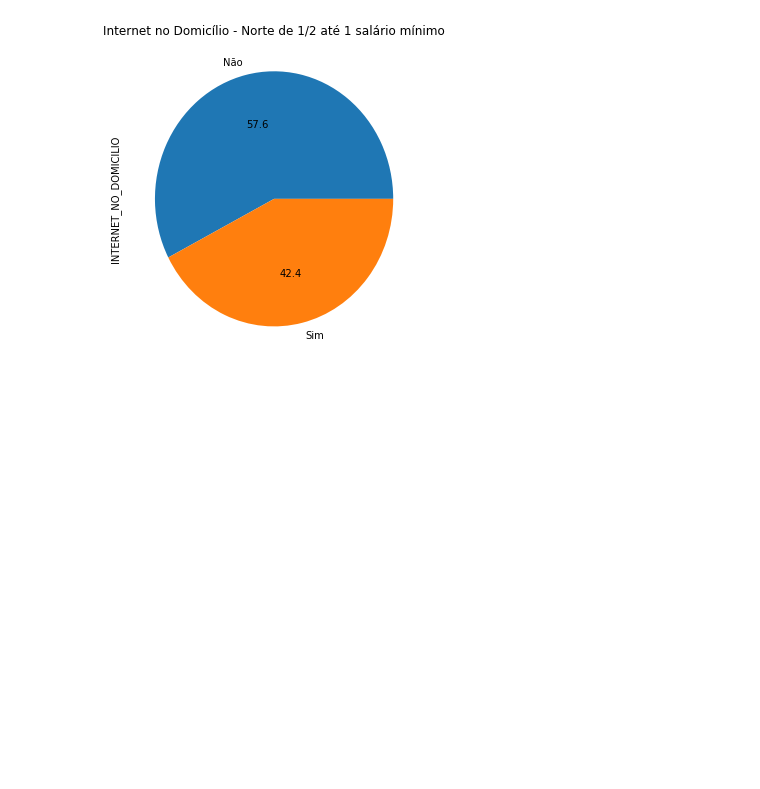
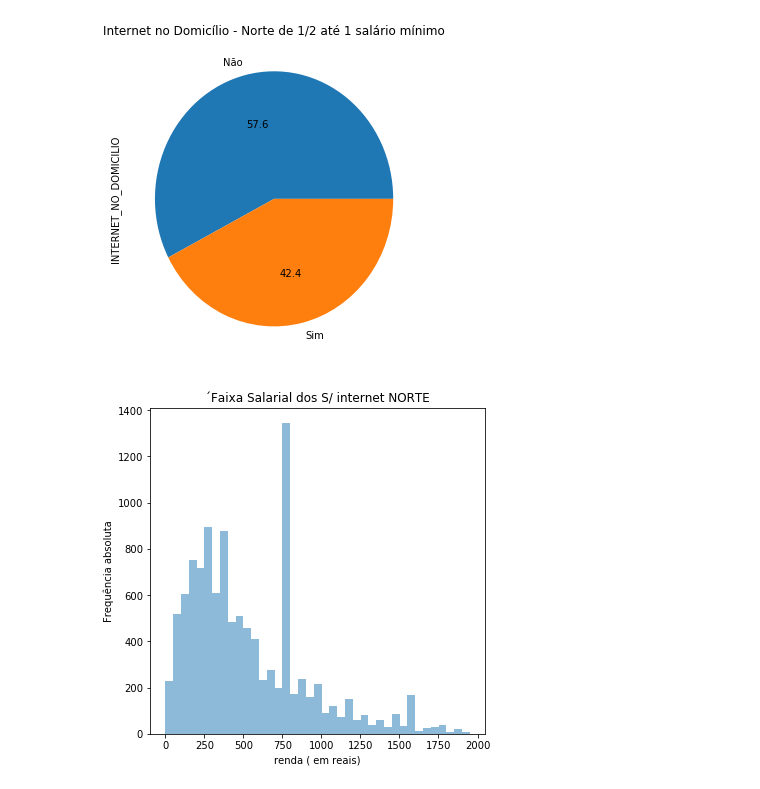
Before and after one commit to pedroisi/Ciencia-dos-Dados, a Jupyter notebook: PROJETO1.2.ipynb, the cells around one changed output. Cells and saved outputs as stored; diff of their text form; code cells hidden in the pictures; blank space fills up the shorter version.

```diff
--- a/PROJETO1.2.ipynb
+++ b/PROJETO1.2.ipynb
@@ -92,6 +102,10 @@ meioa1sal_SUDESTE.head()
 | 64885 | Sudeste | Meio até 1 salario | Sim |
 | 64888 | Sudeste | Meio até 1 salario | Sim |
 | 64890 | Sudeste | Meio até 1 salario | Não |
+# %%
+# Criando tabelas com renda em valor quantitativo para poder plotar histograma
+sudeste = dados[(dados.REGIAO == 'Sudeste')].loc[:,['REGIAO', 'V4621', 'INTERNET_NO_DOMICILIO']]
+norte = dados[(dados.REGIAO == 'Norte')].loc[:,['REGIAO', 'V4621', 'INTERNET_NO_DOMICILIO']]
 # %%
 ut2 = (meioa1sal_SUDESTE.INTERNET_NO_DOMICILIO.value_counts(sort=False, normalize=True)*100).round(decimals=1)
 ut2
@@ -139,3 +153,14 @@ plt.tight_layout()
 plt.show()
 # %% [output]
 [figure]
+# %%
+#Histograma de faixa salarial de quem não tem internet no domicílio Norte
+faixa = arange(0.5,2000,50)
+
+
+norte.V4621[norte.INTERNET_NO_DOMICILIO=='Não'].plot.hist(bins=faixa, title='´Faixa Salarial dos S/ internet NORTE', figsize=(6,6), alpha=0.5)
+plt.ylabel('Frequência absoluta')
+plt.xlabel('renda ( em reais)')
+plt.show()
+# %% [output]
+[figure, added]
```
Also changed, not shown: parts of 7 cells of this notebook.
